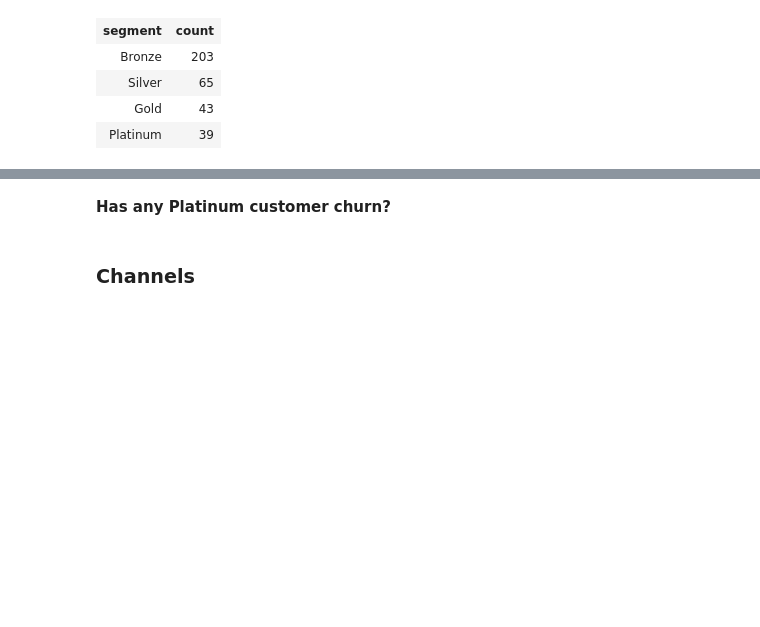
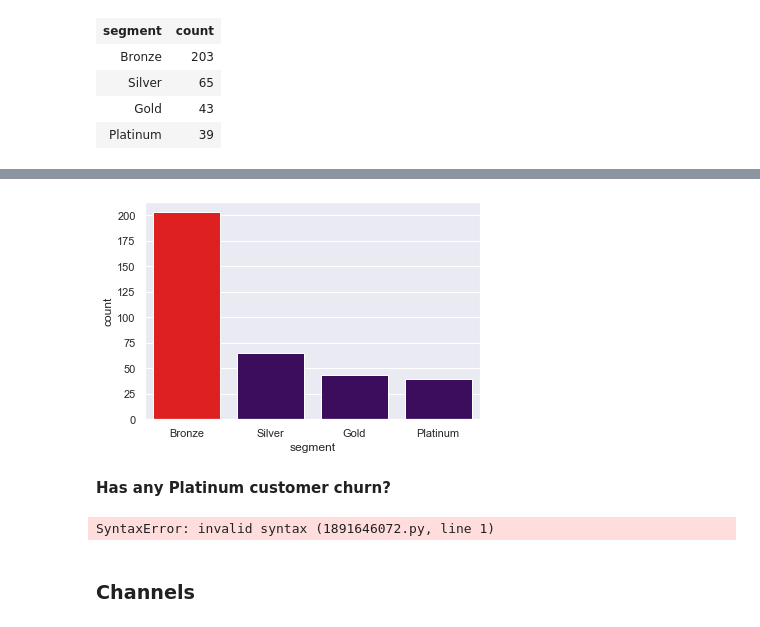
Before and after one commit to BuhariS/Interrogation-of-the-Parch-Posey-Database, a Jupyter notebook: Interrogation of the Parch & Posey Database.ipynb, the cells around one changed output, grey strips where cells are left out. Drawn from its saved outputs; the diff is of its cells as text; code cells hidden in the pictures; blank space fills up the shorter version.

```diff
--- a/Interrogation of the Parch & Posey Database.ipynb
+++ b/Interrogation of the Parch & Posey Database.ipynb
@@ -582,3 +582,10 @@ Done.
 | Silver | 65 |
 | Gold | 43 |
 | Platinum | 39 |
+# %%
+# Collect segmentation query output in a dictionary
+segements = {'segment': ['Bronze', 'Silver', 'Gold', 'Platinum'],
+             'count': [203, 65, 43, 39]}
+# Create the DataFrame
+segements_df = pd.DataFrame(segements)
+segements_df
@@ -585,2 +598,11 @@ Done.
+# %%
+colour = '#3D0069'
+colours = [colour for i in range(len(channel_df)-1)]
+palette = ['red']
+palette.extend(colours)
+
+ax = sns.barplot(x='segment', y='count', data=segements_df, palette=palette)
+# %% [output]
+[figure, added]
 # %% [markdown]
 **Has any Platinum customer churn?**
@@ -587,2 +620,6 @@ Done.
+# %%
+STRFTIME('%Y', occurred_at) year
+# %% [output]
+SyntaxError: invalid syntax (1891646072.py, line 1)
 # %% [markdown]
 ### Channels
```
Also changed, not shown: parts of 24 cells of this notebook.
